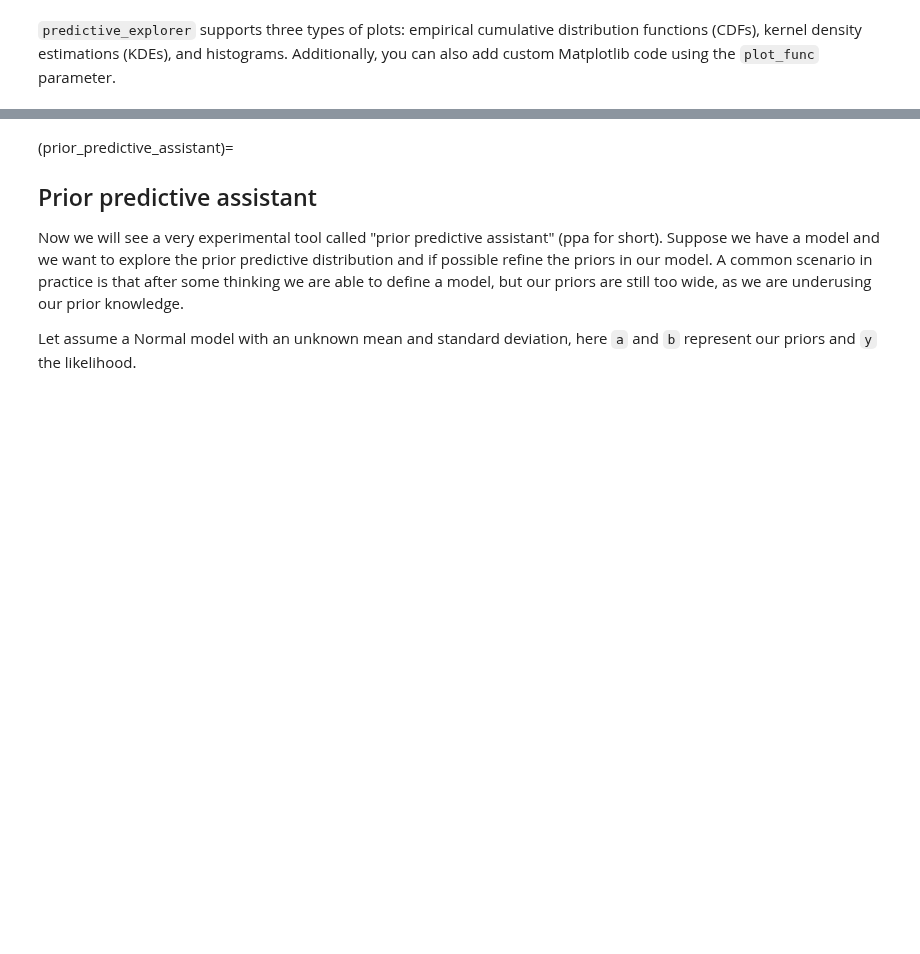
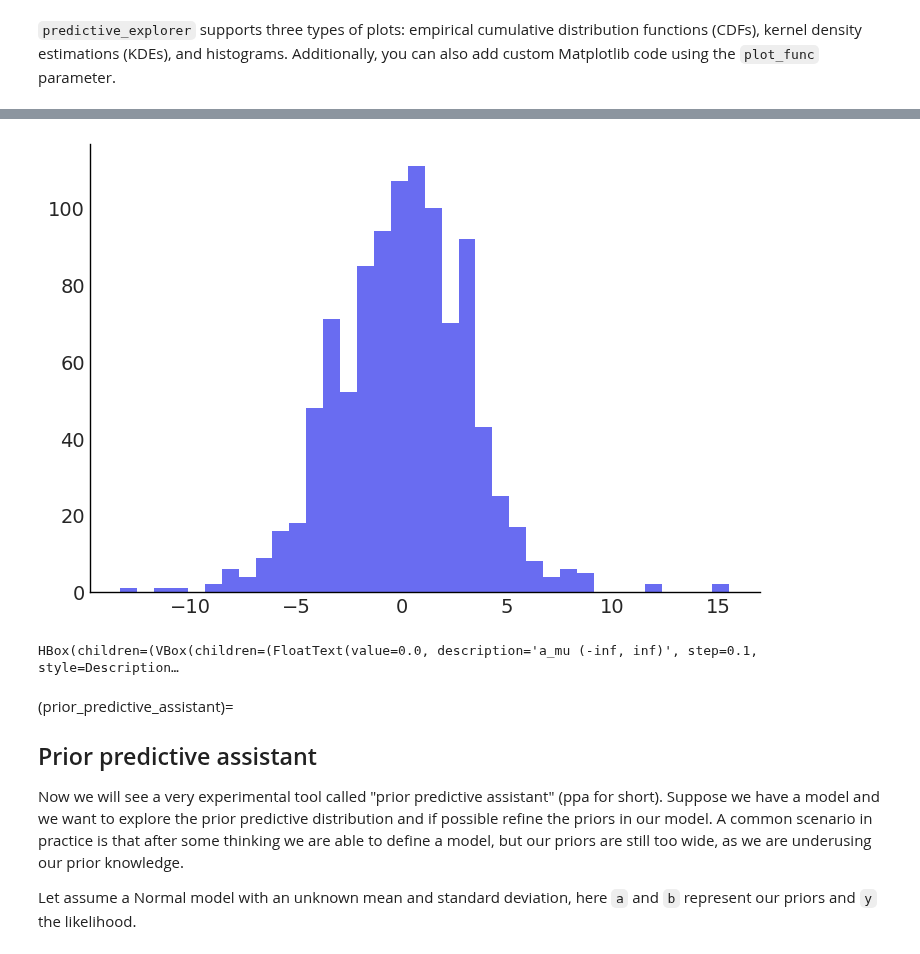
Before and after one commit to arviz-devs/preliz, a Jupyter notebook: docs/examples/observed_space_examples.ipynb, the cells around one changed output, grey strips where cells are left out. Saved outputs shown, nothing was run; the diff lists cells and outputs as text; code cells hidden in the pictures; blank space fills up the shorter version.

```diff
--- a/docs/examples/observed_space_examples.ipynb
+++ b/docs/examples/observed_space_examples.ipynb
@@ -61,3 +110,9 @@ HBox(children=(VBox(children=(FloatText(value=0.0, description='a_mu (-inf, inf)
+# %%
+# plot_func set to custom_hist for bambi model
+pz.predictive_explorer(a_bambi_model, samples=10, plot_func=custom_hist)
+# %% [output]
+[figure, added]
+HBox(children=(VBox(children=(FloatText(value=0.0, description='a_mu (-inf, inf)', step=0.1, style=Description…
 # %% [markdown]
 (prior_predictive_assistant)=
 
```
Also changed, not shown: parts of 13 cells of this notebook.
